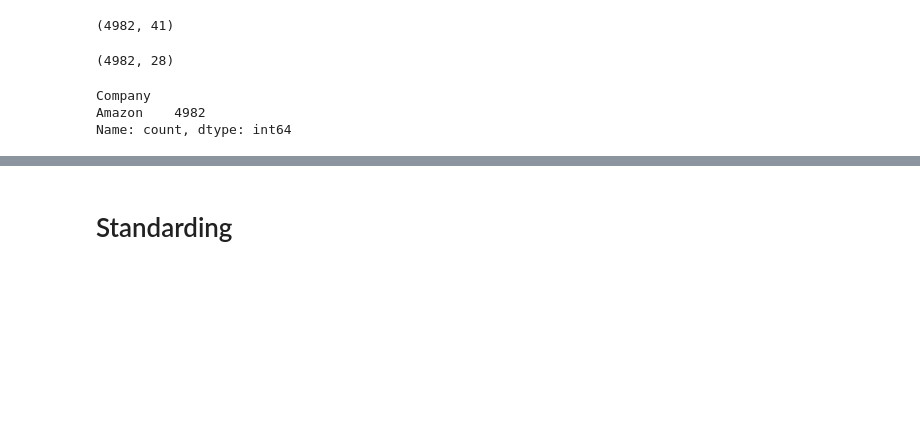
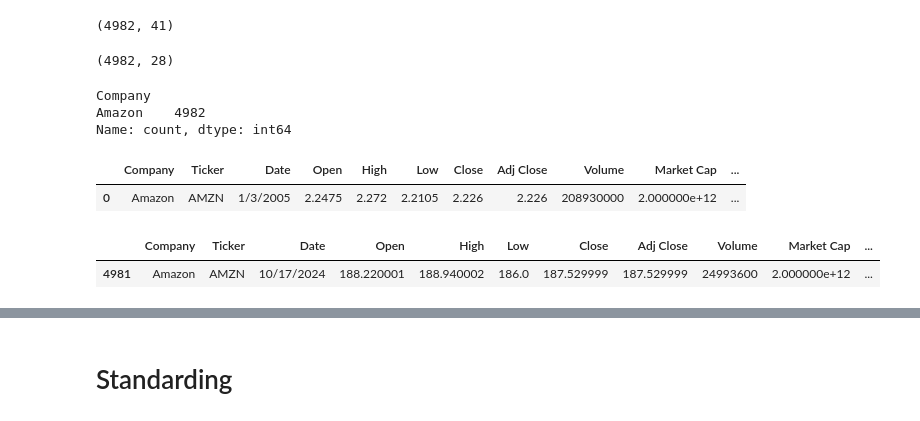
Before and after one commit to madhan96p/FAANG, a Jupyter notebook: Amazon.ipynb, the cells around one changed output, grey strips where cells are left out. Drawn from its saved outputs; the diff is of its cells as text; code cells hidden in the pictures; blank space fills up the shorter version.

```diff
--- a/Amazon.ipynb
+++ b/Amazon.ipynb
@@ -39,6 +59,14 @@ dd['Company'].value_counts()
 Company
 Amazon    4982
 Name: count, dtype: int64
+# %%
+display(dd.head(1))
+display(dd.tail(1))
+# %% [output]
+|  | Company | Ticker | Date | Open | High | Low | Close | Adj Close | Volume | Market Cap | ... |
+| 0 | Amazon | AMZN | 1/3/2005 | 2.2475 | 2.272 | 2.2105 | 2.226 | 2.226 | 208930000 | 2.000000e+12 | ... |
+|  | Company | Ticker | Date | Open | High | Low | Close | Adj Close | Volume | Market Cap | ... |
+| 4981 | Amazon | AMZN | 10/17/2024 | 188.220001 | 188.940002 | 186.0 | 187.529999 | 187.529999 | 24993600 | 2.000000e+12 | ... |
 # %%
 dd.describe()
 # %% [output]
```
Also changed, not shown: parts of 12 cells of this notebook, 1 other file.
